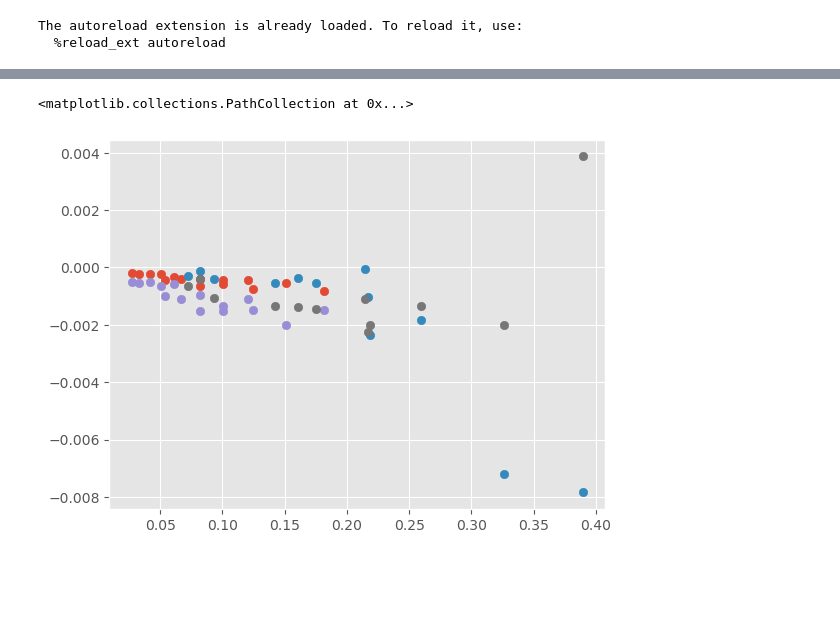
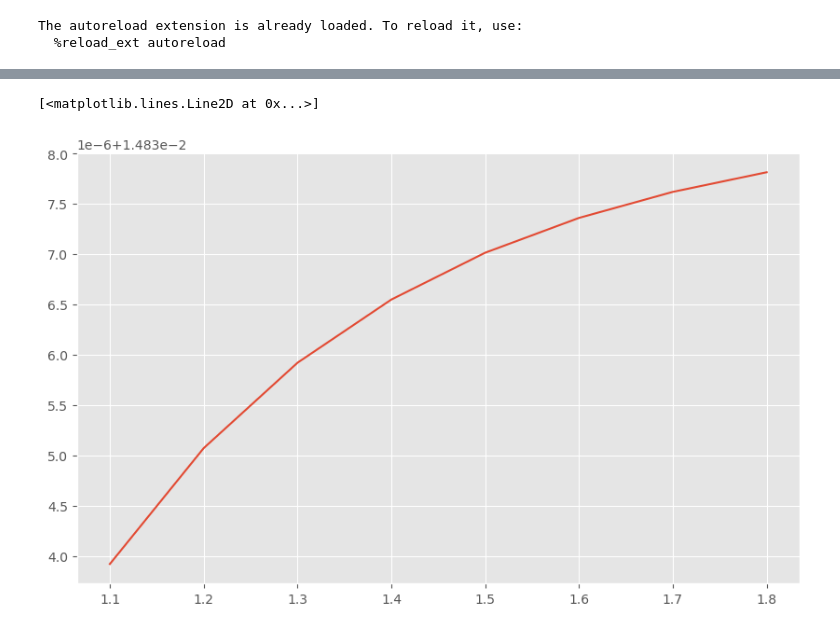
Before and after one commit to kjes4pres/Master_code, a Jupyter notebook: Lab/Analysis/a_20cm.ipynb, the cells around one changed output, grey strips where cells are left out. Drawn from its saved outputs; the diff is of its cells as text; code cells hidden in the pictures; blank space fills up the shorter version.

```diff
--- a/Lab/Analysis/a_20cm.ipynb
+++ b/Lab/Analysis/a_20cm.ipynb
@@ -375,8 +28,0 @@ Text(0.5, 1.0, 'Change in amplitude from first to last probe')
-# %%
-plt.scatter(ak1, change_amp1)
-plt.scatter(ak2, change_amp2)
-plt.scatter(ak1, change_amp1_p)
-plt.scatter(ak2, change_amp2_p)
-# %% [output]
-<matplotlib.collections.PathCollection at 0x...>
-[figure, removed]
@@ -382,0 +170,24 @@ plt.scatter(ak2, change_amp2_p)
+# %%
+freqs = list(data.keys())
+volts = []
+
+for i in range(len(freqs)):
+    volts.append(list(data[freqs[i]].keys()))
+# %%
+wavenumber = []
+
+for f in freqs:
+    wavenumber.append(estimate_wavenumber(f, 0.3))
+# %%
+alpha_theo = []
+
+# Theoretical spatial damping coefficient for each wavenumber
+# With 5 cm tall plates on 30 cm water depth
+for k in wavenumber:
+    alpha_theo.append(spatial_damping_coefficient(k, 0.2, 0.15))
+# %%
+fig, ax = plt.subplots(figsize=(10, 6))
+ax.plot(freqs, alpha_theo)
+# %% [output]
+[<matplotlib.lines.Line2D at 0x...>]
+[figure, added]
```
Also changed, not shown: parts of 29 cells of this notebook, 1 other file.
